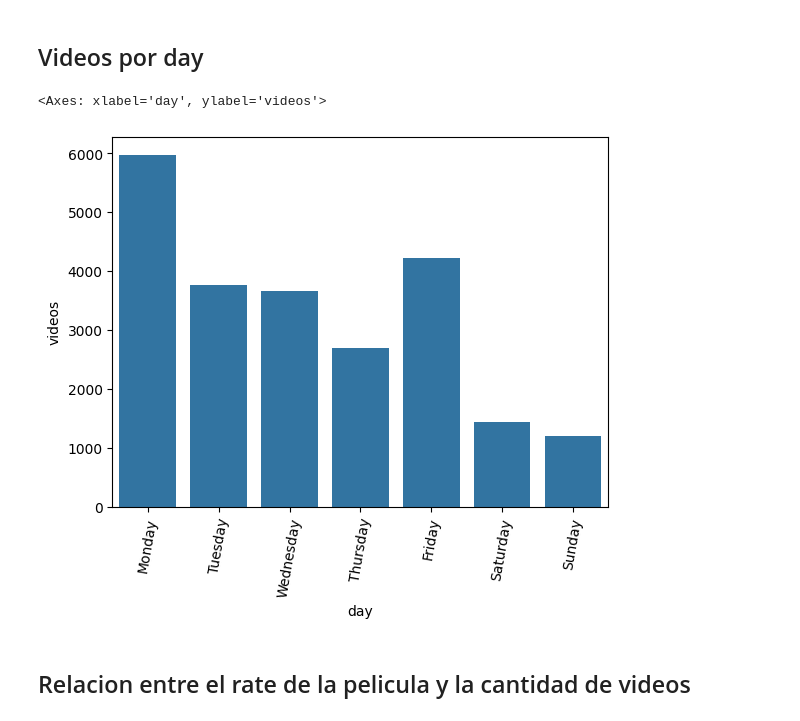
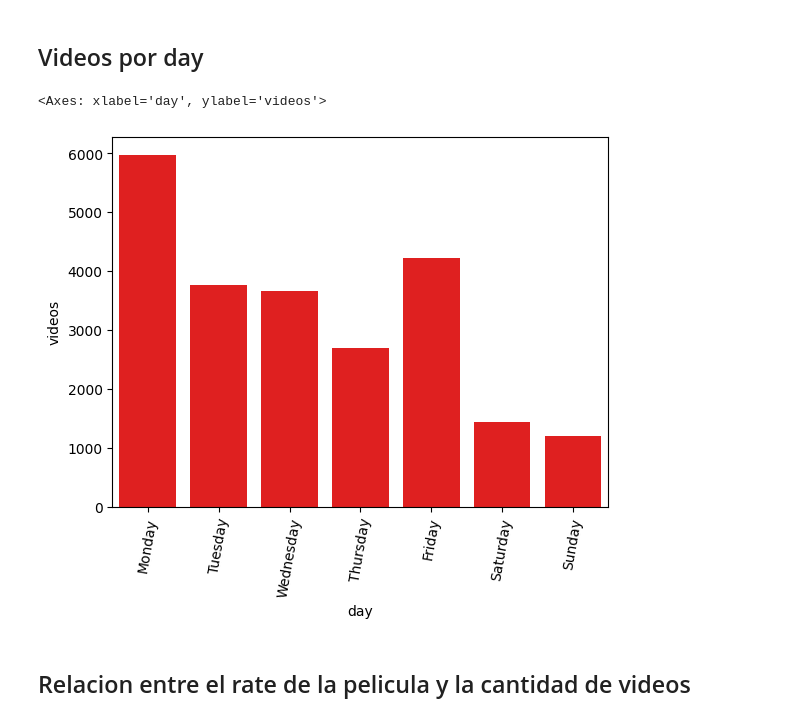
Before and after one commit to obaaaaaaa/EDA_piracy-_analisis, a Jupyter notebook: src/EDA_obada_alzayat.ipynb, the cells around one changed output. Drawn from its saved outputs; the diff is of its cells as text; code cells hidden in the pictures.

```diff
--- a/src/EDA_obada_alzayat.ipynb
+++ b/src/EDA_obada_alzayat.ipynb
@@ -136,13 +131,13 @@ plot
 # %% [markdown]
 ## Videos por day
 # %%
-plot = sns.countplot(df3, x="day", order=['Monday', 'Tuesday', 'Wednesday', 'Thursday', 'Friday', 'Saturday', 'Sunday'])
+plot = sns.countplot(df3, x="day", order=['Monday', 'Tuesday', 'Wednesday', 'Thursday', 'Friday', 'Saturday', 'Sunday'], color='red')
 plt.xticks(rotation=80)
 plot.set(ylabel='videos')
 plot
 # %% [output]
 <Axes: xlabel='day', ylabel='videos'>
-[figure, old version]
+[figure, new version]
 # %% [markdown]
 ## Relacion entre el rate de la pelicula y la cantidad de videos
 # %%
```
Also changed, not shown: parts of 2 cells of this notebook, 1 other file.
